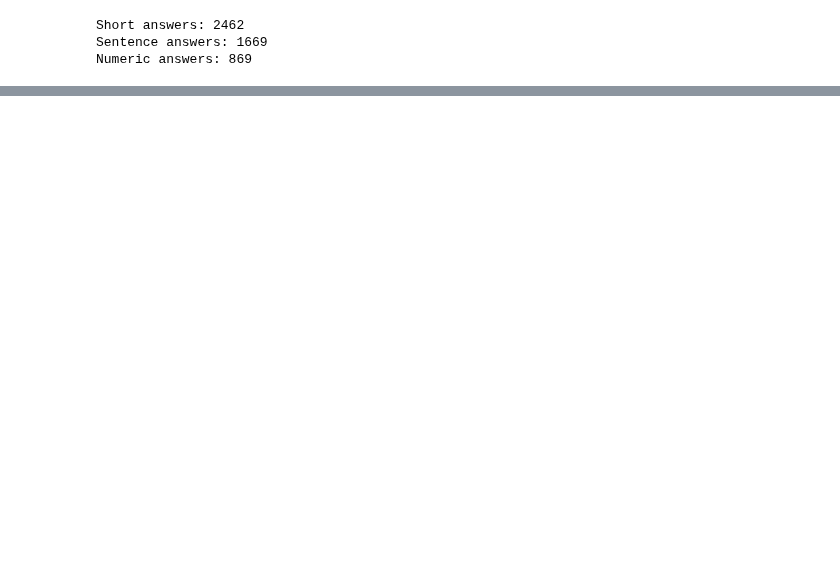
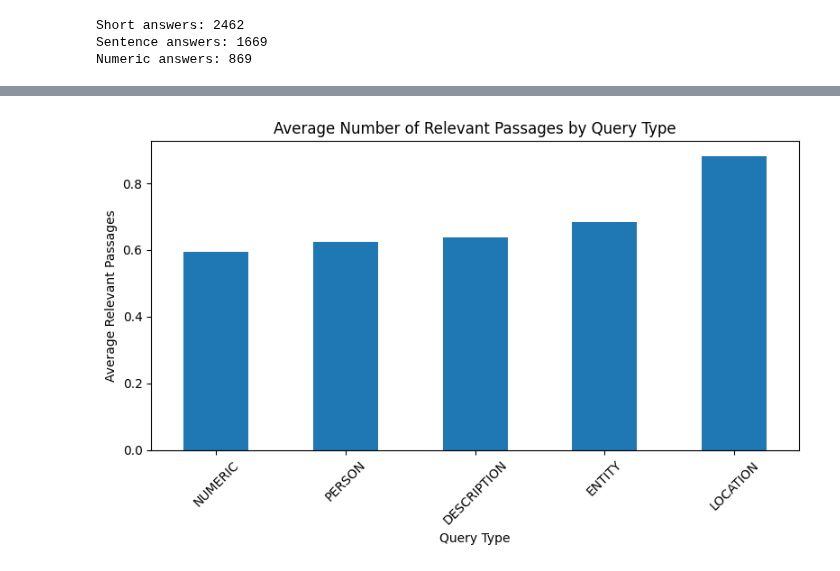
Before and after one commit to GioiaZheng/msmarco-genqa, a Jupyter notebook: notebooks/week01_eda.ipynb, the cells around one changed output, grey strips where cells are left out. Cells and saved outputs as stored; diff of their text form; code cells hidden in the pictures; blank space fills up the shorter version.

```diff
--- a/notebooks/week01_eda.ipynb
+++ b/notebooks/week01_eda.ipynb
@@ -142,0 +364,10 @@ Numeric answers: 869
+# %%
+def count_relevant_passages(x):
+    return sum(x["passages"]["is_selected"])
+
+df_passage = pd.DataFrame({
+    "query_type": [x["query_type"] for x in sample_q],
+    "relevant_passages": [count_relevant_passages(x) for x in sample_q]
+})
+
+df_passage.groupby("query_type")["relevant_passages"].describe()
@@ -142,0 +382,15 @@ Numeric answers: 869
+# %%
+avg_passages = df_passage.groupby("query_type")["relevant_passages"].mean().sort_values()
+
+plt.figure(figsize=(8,5))
+avg_passages.plot(kind="bar")
+plt.title("Average Number of Relevant Passages by Query Type")
+plt.xlabel("Query Type")
+plt.ylabel("Average Relevant Passages")
+plt.xticks(rotation=45)
+plt.tight_layout()
+
+plt.savefig("../reports/relevant_passages_by_query_type.png", dpi=300)
+plt.show()
+# %% [output]
+[figure, added]
```
Also changed, not shown: parts of 25 cells of this notebook, 2 other files.
